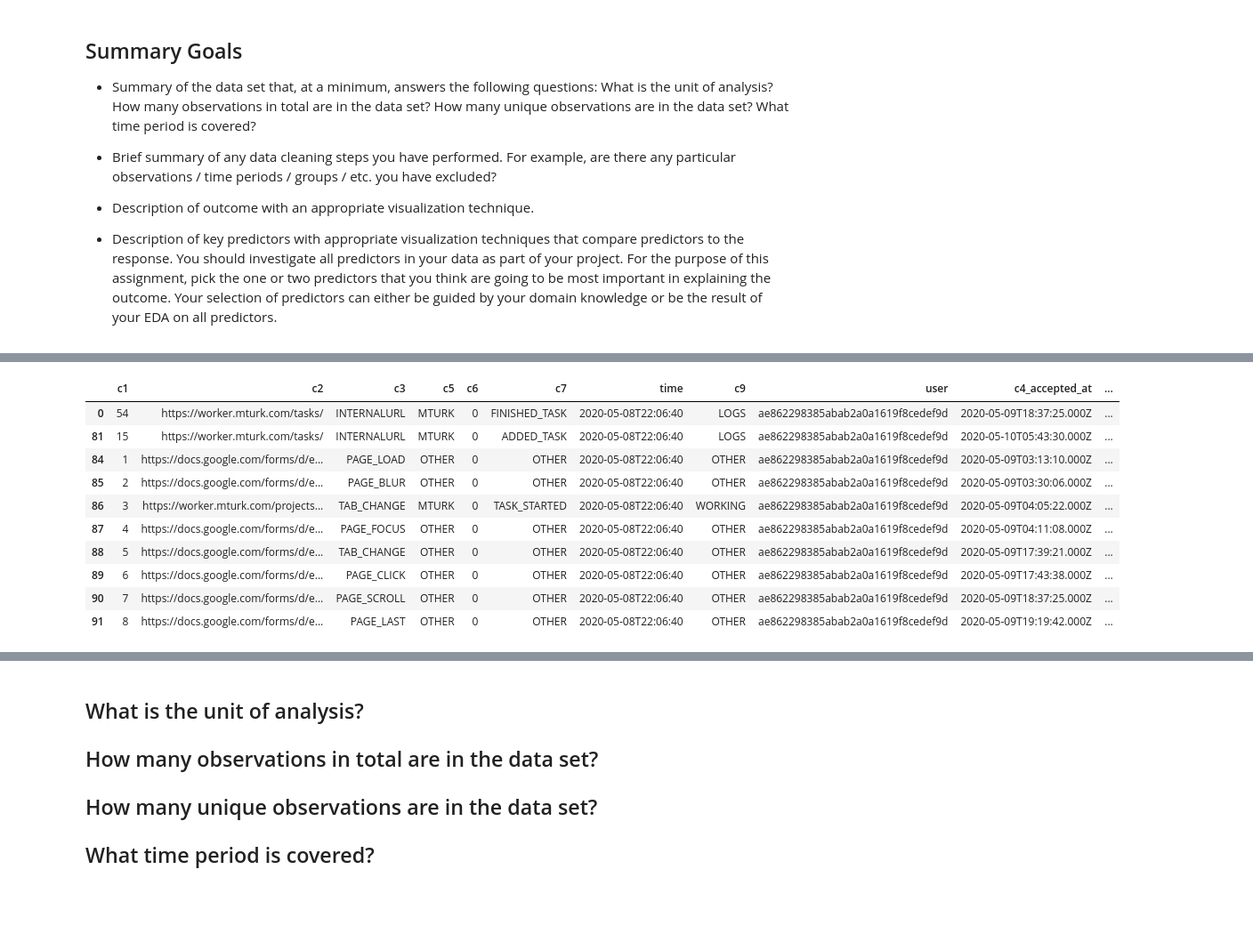
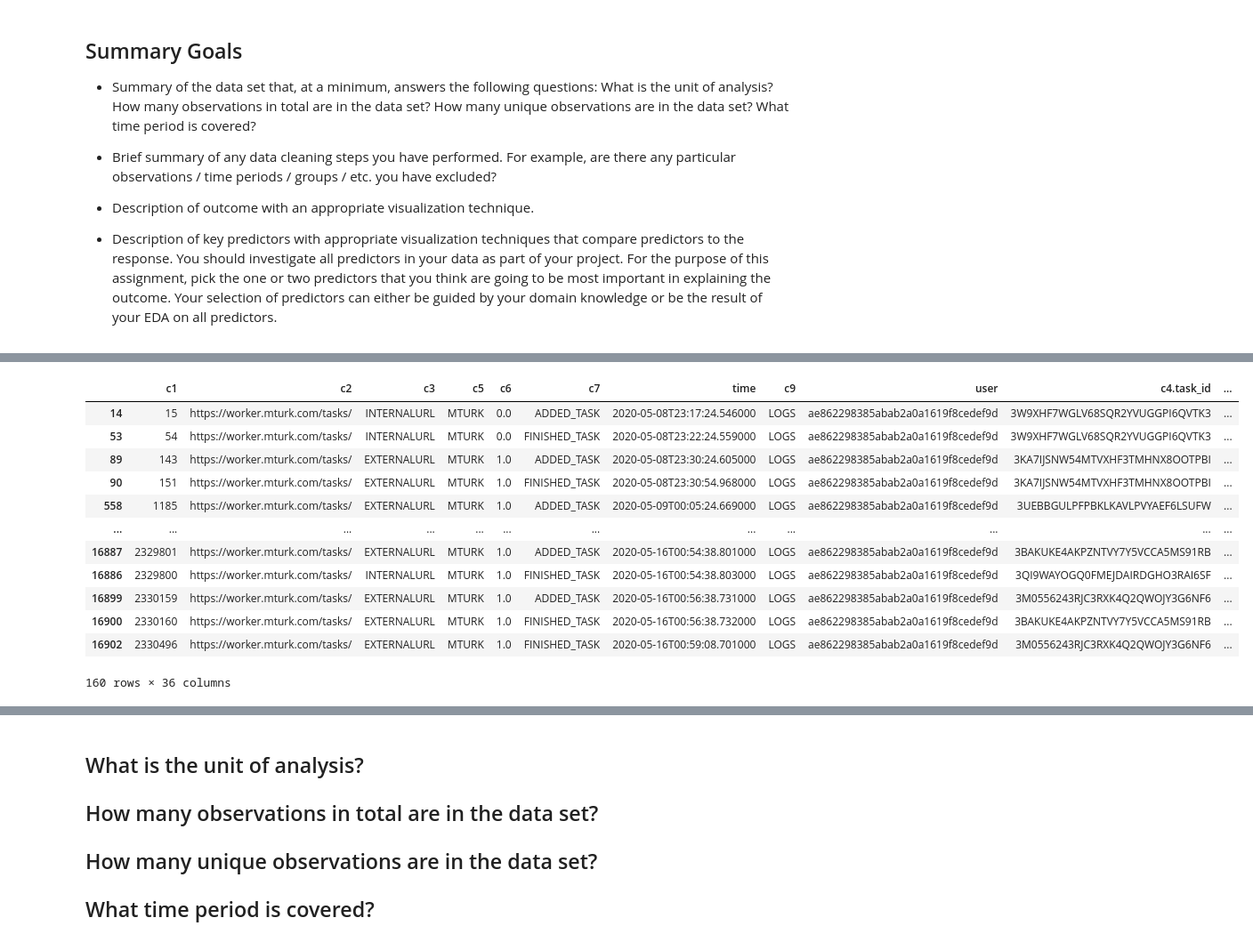
Before and after one commit to ztraboo/cpsc-6300-course-project, a Jupyter notebook: Checkpoint 1/online_workers_checkpoint1.ipynb, the cells around one changed output, grey strips where cells are left out. Shown: that part at 89% size. Saved outputs shown, nothing was run; the diff lists cells and outputs as text; code cells hidden in the pictures; blank space fills up the shorter version.

```diff
--- a/Checkpoint 1/online_workers_checkpoint1.ipynb
+++ b/Checkpoint 1/online_workers_checkpoint1.ipynb
@@ -373,36 +235,20 @@ We read in and clean the data from `amazon_mechanical_turk_records.csv`.
 # %%
-# Define columns for data
-columns = ['c1', 'c2', 'c3', 'c4', 'c5', 'c6', 'c7', 'time', 'c9', 'user']
+def transform_time_user_to_csv(user_id):
+    """
+    Read in the original Amazon MT dataset and write it out for a particular user (e.g. `ae862298385abab2a0a1619f8cedef9d`)
+    Convert the `c8` time column to epoch time and write out to temporary *.csv to run limited records moving forward.
+    """
+    # Define columns for data
+    columns = ['c1', 'c2', 'c3', 'c4', 'c5', 'c6', 'c7', 'time', 'c9', 'user']
 
-# Read the data into a dataframe
+    # Read the data into a dataframe
 
-# 4m 18.8s – Suggest writing this transformed data out to a file to read in that transformed file for further processing.
-# df_amt = pd.read_csv("../data/amazon_mechanical_turk_records.csv", encoding='utf-8', header=None, names=columns)
+    # 4m 18.8s – Suggest writing this transformed data out to a file to read in that transformed file for further processing.
+    df_amt = pd.read_csv("../data/amazon_mechanical_turk_records.csv", encoding='utf-8', header=None, names=columns)
 
-df_amt = pd.read_csv("../data/amazon_mechanical_turk_records_ae862298385abab2a0a1619f8cedef9d.csv", encoding='utf-8', header=None, names=columns)
-# df_amt = pd.read_csv("../data/amazon_mechanical_turk_records_ae862298385abab2a0a1619f8cedef9d_c4_events_only.csv", encoding='utf-8', header=None, names=columns)
+    # Convert the epoch timestamp to datetime
+    df_amt['time'] = df_amt.time.map(convert_epoch_time_to_datetime)
 
-# Convert the epoch timestamp to datetime
-df_amt['time']=df_amt.time.map(convert_epoch_time_to_datetime)
-
-# Flatten columns with JSON values
-df_amt = flatten_json_columns(df=df_amt,
-                              json_cols=['c4'])
-
-# Sort by user then by time
-df_amt = df_amt.sort_values(by=['user', 'time'], ascending=[True, True])
-
-df_amt.head(10)
-# df_amt[df_amt.c4_task_id == "3W9XHF7WGLV68SQR2YVUGGPI6QVTK3"]
+    df_amt = df_amt[df_amt.user == user_id]
+    df_amt.to_csv(f"../data/amazon_mechanical_turk_records_{user_id}.csv",
+                encoding='utf-8', header=True, columns=columns, index=False, mode="w")
-# %% [output]
-|  | c1 | c2 | c3 | c5 | c6 | c7 | time | c9 | user | c4_accepted_at | ... |
-| 0 | 54 | https://worker.mturk.com/tasks/ | INTERNALURL | MTURK | 0 | FINISHED_TASK | 2020-05-08T22:06:40 | LOGS | ae862298385abab2a0a1619f8cedef9d | 2020-05-09T18:37:25.000Z | ... |
-| 81 | 15 | https://worker.mturk.com/tasks/ | INTERNALURL | MTURK | 0 | ADDED_TASK | 2020-05-08T22:06:40 | LOGS | ae862298385abab2a0a1619f8cedef9d | 2020-05-10T05:43:30.000Z | ... |
-| 84 | 1 | https://docs.google.com/forms/d/e... | PAGE_LOAD | OTHER | 0 | OTHER | 2020-05-08T22:06:40 | OTHER | ae862298385abab2a0a1619f8cedef9d | 2020-05-09T03:13:10.000Z | ... |
-| 85 | 2 | https://docs.google.com/forms/d/e... | PAGE_BLUR | OTHER | 0 | OTHER | 2020-05-08T22:06:40 | OTHER | ae862298385abab2a0a1619f8cedef9d | 2020-05-09T03:30:06.000Z | ... |
-| 86 | 3 | https://worker.mturk.com/projects... | TAB_CHANGE | MTURK | 0 | TASK_STARTED | 2020-05-08T22:06:40 | WORKING | ae862298385abab2a0a1619f8cedef9d | 2020-05-09T04:05:22.000Z | ... |
-| 87 | 4 | https://docs.google.com/forms/d/e... | PAGE_FOCUS | OTHER | 0 | OTHER | 2020-05-08T22:06:40 | OTHER | ae862298385abab2a0a1619f8cedef9d | 2020-05-09T04:11:08.000Z | ... |
-| 88 | 5 | https://docs.google.com/forms/d/e... | TAB_CHANGE | OTHER | 0 | OTHER | 2020-05-08T22:06:40 | OTHER | ae862298385abab2a0a1619f8cedef9d | 2020-05-09T17:39:21.000Z | ... |
-| 89 | 6 | https://docs.google.com/forms/d/e... | PAGE_CLICK | OTHER | 0 | OTHER | 2020-05-08T22:06:40 | OTHER | ae862298385abab2a0a1619f8cedef9d | 2020-05-09T17:43:38.000Z | ... |
-| 90 | 7 | https://docs.google.com/forms/d/e... | PAGE_SCROLL | OTHER | 0 | OTHER | 2020-05-08T22:06:40 | OTHER | ae862298385abab2a0a1619f8cedef9d | 2020-05-09T18:37:25.000Z | ... |
-| 91 | 8 | https://docs.google.com/forms/d/e... | PAGE_LAST | OTHER | 0 | OTHER | 2020-05-08T22:06:40 | OTHER | ae862298385abab2a0a1619f8cedef9d | 2020-05-09T19:19:42.000Z | ... |
@@ -409,3 +281,36 @@ df_amt.head(10)
+# %%
+user_id = "ae862298385abab2a0a1619f8cedef9d"
+
+# Call this function to create a separate *.csv for a particular user and use that moving forward.
+# transform_time_user_to_csv(user_id)
+
+# 1m 24.3s - Flatten c4 column for user to csv.
+# flatten_user_to_csv(user_id)
+
+# Read in flattened c4 csv for the user.
+df_amt = pd.read_csv(f"../data/amazon_mechanical_turk_records_{user_id}_flattened.csv", encoding='utf-8', header="infer")
+
+# Sort by user then by time
+df_amt = df_amt.sort_values(by=['user', 'time'], ascending=[True, True])
+
+# df_amt.head(30)
+df_amt[df_amt["c4.task_id"].notna()]
+# df_amt.iloc[0:16,:]
+# df_amt
+# %% [output]
+|  | c1 | c2 | c3 | c5 | c6 | c7 | time | c9 | user | c4.task_id | ... |
+| 14 | 15 | https://worker.mturk.com/tasks/ | INTERNALURL | MTURK | 0.0 | ADDED_TASK | 2020-05-08T23:17:24.546000 | LOGS | ae862298385abab2a0a1619f8cedef9d | 3W9XHF7WGLV68SQR2YVUGGPI6QVTK3 | ... |
+| 53 | 54 | https://worker.mturk.com/tasks/ | INTERNALURL | MTURK | 0.0 | FINISHED_TASK | 2020-05-08T23:22:24.559000 | LOGS | ae862298385abab2a0a1619f8cedef9d | 3W9XHF7WGLV68SQR2YVUGGPI6QVTK3 | ... |
+| 89 | 143 | https://worker.mturk.com/tasks/ | EXTERNALURL | MTURK | 1.0 | ADDED_TASK | 2020-05-08T23:30:24.605000 | LOGS | ae862298385abab2a0a1619f8cedef9d | 3KA7IJSNW54MTVXHF3TMHNX8OOTPBI | ... |
+| 90 | 151 | https://worker.mturk.com/tasks/ | EXTERNALURL | MTURK | 1.0 | FINISHED_TASK | 2020-05-08T23:30:54.968000 | LOGS | ae862298385abab2a0a1619f8cedef9d | 3KA7IJSNW54MTVXHF3TMHNX8OOTPBI | ... |
+| 558 | 1185 | https://worker.mturk.com/tasks/ | EXTERNALURL | MTURK | 1.0 | ADDED_TASK | 2020-05-09T00:05:24.669000 | LOGS | ae862298385abab2a0a1619f8cedef9d | 3UEBBGULPFPBKLKAVLPVYAEF6LSUFW | ... |
+| ... | ... | ... | ... | ... | ... | ... | ... | ... | ... | ... | ... |
+| 16887 | 2329801 | https://worker.mturk.com/tasks/ | EXTERNALURL | MTURK | 1.0 | ADDED_TASK | 2020-05-16T00:54:38.801000 | LOGS | ae862298385abab2a0a1619f8cedef9d | 3BAKUKE4AKPZNTVY7Y5VCCA5MS91RB | ... |
+| 16886 | 2329800 | https://worker.mturk.com/tasks/ | INTERNALURL | MTURK | 1.0 | FINISHED_TASK | 2020-05-16T00:54:38.803000 | LOGS | ae862298385abab2a0a1619f8cedef9d | 3QI9WAYOGQ0FMEJDAIRDGHO3RAI6SF | ... |
+| 16899 | 2330159 | https://worker.mturk.com/tasks/ | EXTERNALURL | MTURK | 1.0 | ADDED_TASK | 2020-05-16T00:56:38.731000 | LOGS | ae862298385abab2a0a1619f8cedef9d | 3M0556243RJC3RXK4Q2QWOJY3G6NF6 | ... |
+| 16900 | 2330160 | https://worker.mturk.com/tasks/ | EXTERNALURL | MTURK | 1.0 | FINISHED_TASK | 2020-05-16T00:56:38.732000 | LOGS | ae862298385abab2a0a1619f8cedef9d | 3BAKUKE4AKPZNTVY7Y5VCCA5MS91RB | ... |
+| 16902 | 2330496 | https://worker.mturk.com/tasks/ | EXTERNALURL | MTURK | 1.0 | FINISHED_TASK | 2020-05-16T00:59:08.701000 | LOGS | ae862298385abab2a0a1619f8cedef9d | 3M0556243RJC3RXK4Q2QWOJY3G6NF6 | ... |
+160 rows × 36 columns
 # %%
 # Look at the features
 df_amt.info()
```
Also changed, not shown: parts of 11 cells of this notebook, 1 other file.
